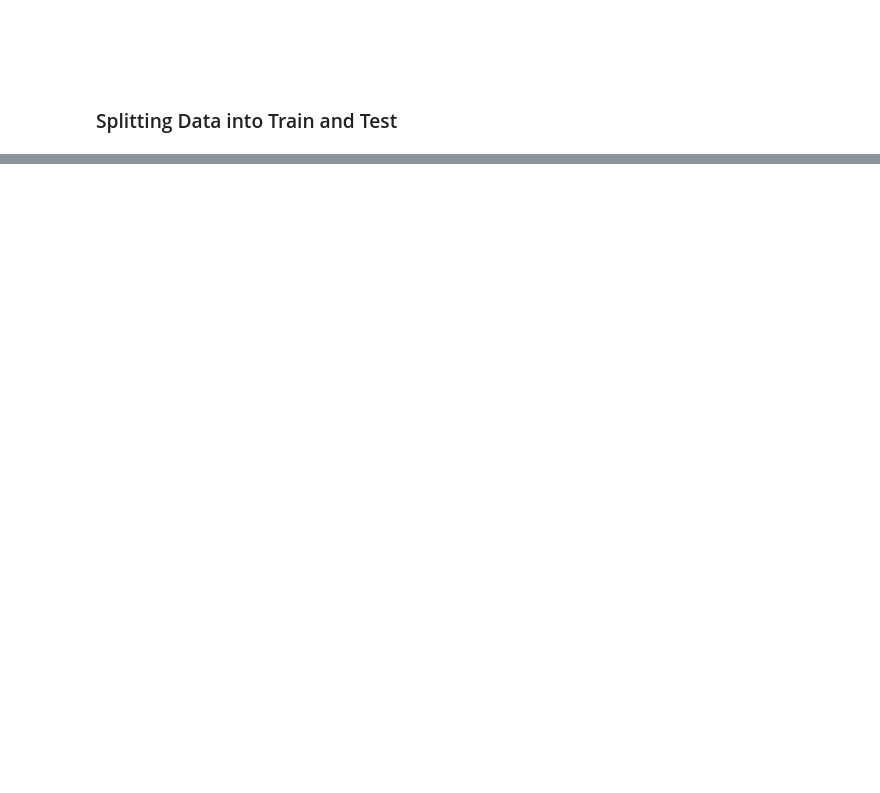
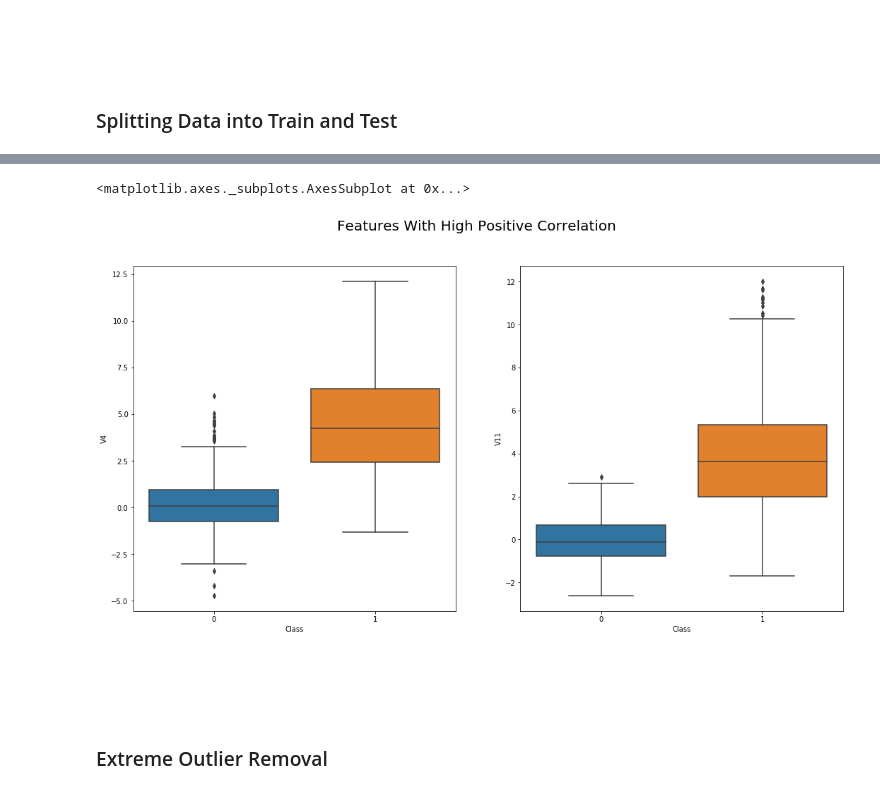
Before and after one commit to elsajun/CC-Fraud-Detection, a Jupyter notebook: Fraud Detection.ipynb, the cells around one changed output, grey strips where cells are left out. Cells and saved outputs as stored; diff of their text form; code cells hidden in the pictures; blank space fills up the shorter version.

```diff
--- a/Fraud Detection.ipynb
+++ b/Fraud Detection.ipynb
@@ -214,0 +352,14 @@ df.drop(['Amount', 'Time'], axis=1, inplace=True)
+# %%
+#visualizing the features w high positive correlation
+f, axes = plt.subplots(nrows=1, ncols=2, figsize=(18,9))
+
+f.suptitle('Features With High Positive Correlation', size=20)
+sns.boxplot(x="Class", y="V4", data=subsample, ax=axes[0])
+sns.boxplot(x="Class", y="V11", data=subsample, ax=axes[1])
+# %% [output]
+<matplotlib.axes._subplots.AxesSubplot at 0x...>
+[figure, added]
+# %% [markdown]
+<br> <br>
+# %% [markdown]
+### Extreme Outlier Removal
```
Also changed, not shown: parts of 16 cells of this notebook.
